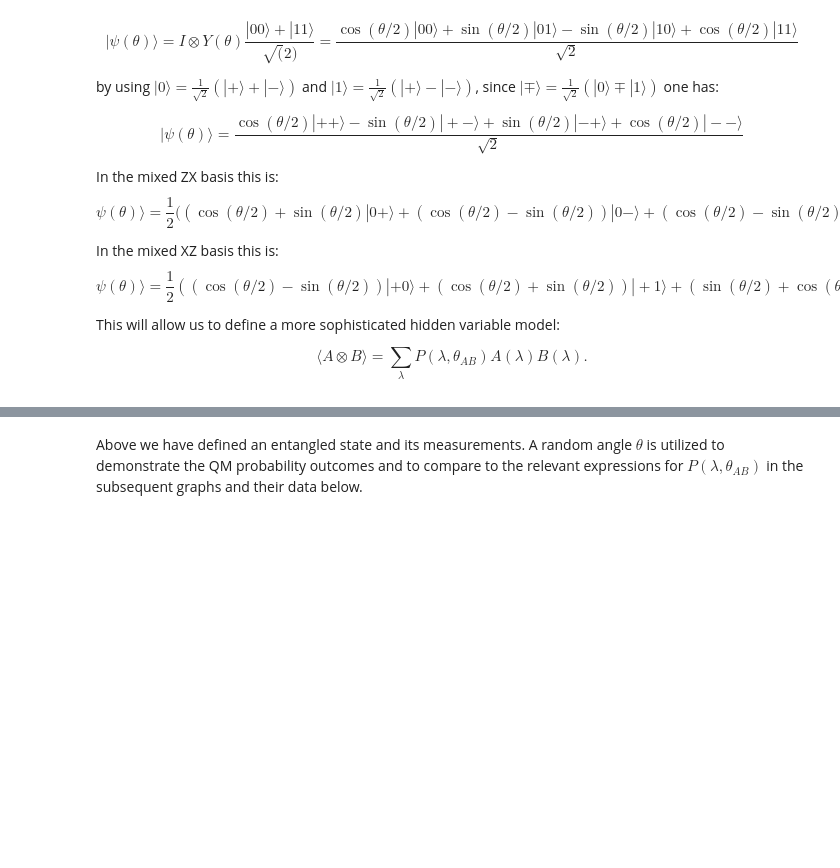
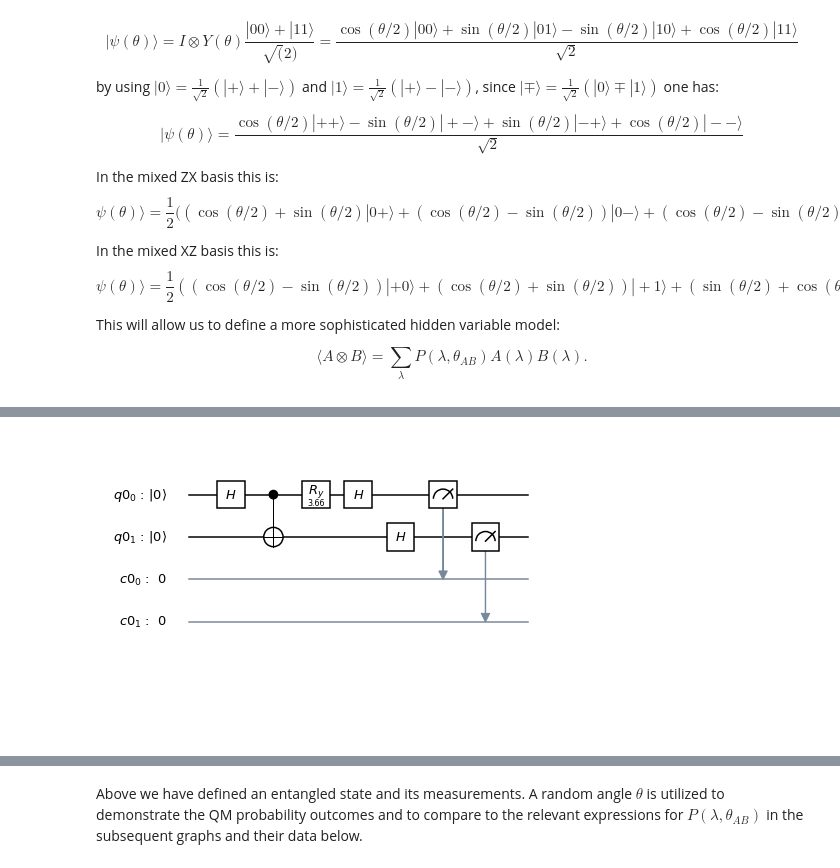
Before and after one commit to VGGatGitHub/Entanglement-Revisited, a Jupyter notebook: Entanglement_Revisited-VGG.ipynb, the cells around one changed output, grey strips where cells are left out. Cells and saved outputs as stored; diff of their text form; code cells hidden in the pictures; blank space fills up the shorter version.

```diff
--- a/Entanglement_Revisited-VGG.ipynb
+++ b/Entanglement_Revisited-VGG.ipynb
@@ -268,0 +282,3 @@ measureXZ.measure(q[1], c[1])
+# %%
+circuit_drawer(bellXX)
+# %% [output]
@@ -268,0 +286 @@ measureXZ.measure(q[1], c[1])
+[figure, added]
```
Also changed, not shown: parts of 34 cells of this notebook, 1 other file.
